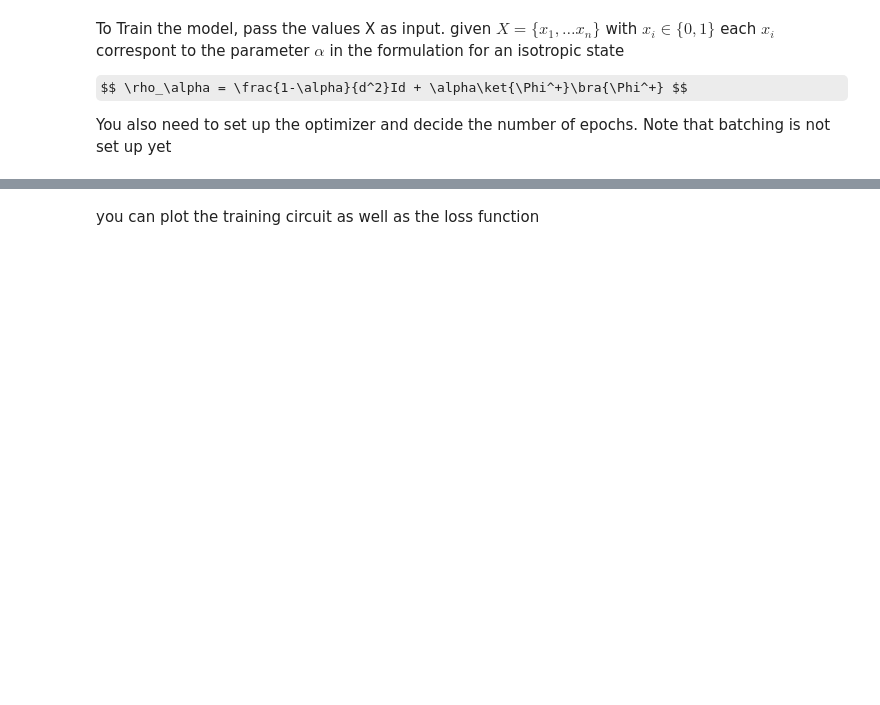
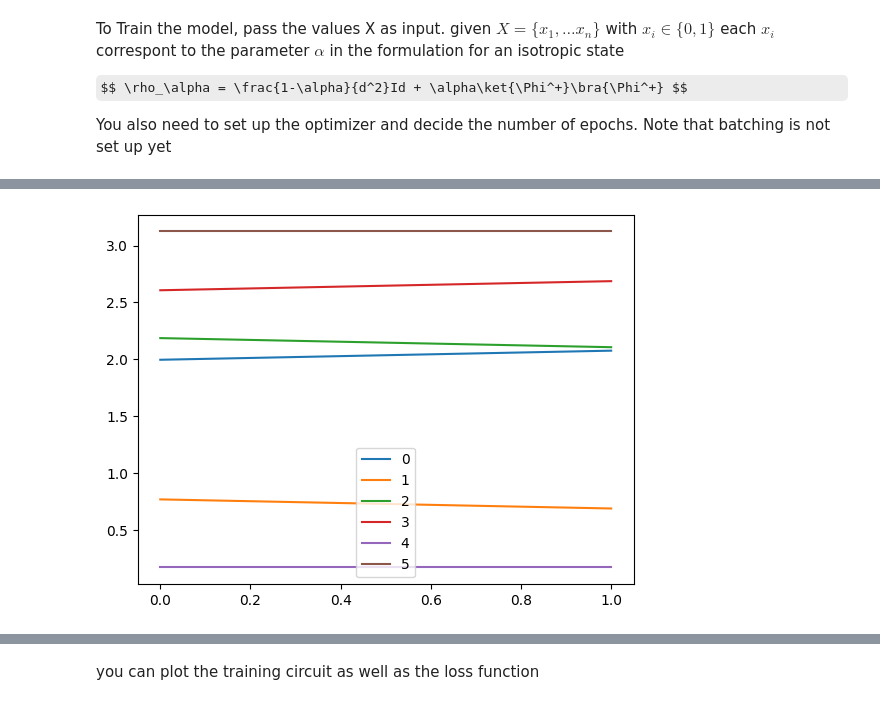
Before and after one commit to filorazi/Dim_red_SWAP, a Jupyter notebook: playground.ipynb, the cells around one changed output, grey strips where cells are left out. Cells and saved outputs as stored; diff of their text form; code cells hidden in the pictures; some formulas as TeX source; blank space fills up the shorter version.

```diff
--- a/playground.ipynb
+++ b/playground.ipynb
@@ -48,0 +65,4 @@ Epoch 9: Loss = 0.0012918509116462771
+# %%
+ae.plot_weights()
+# %% [output]
+[figure, added]
```
Also changed, not shown: parts of 7 cells of this notebook, 3 other files.
